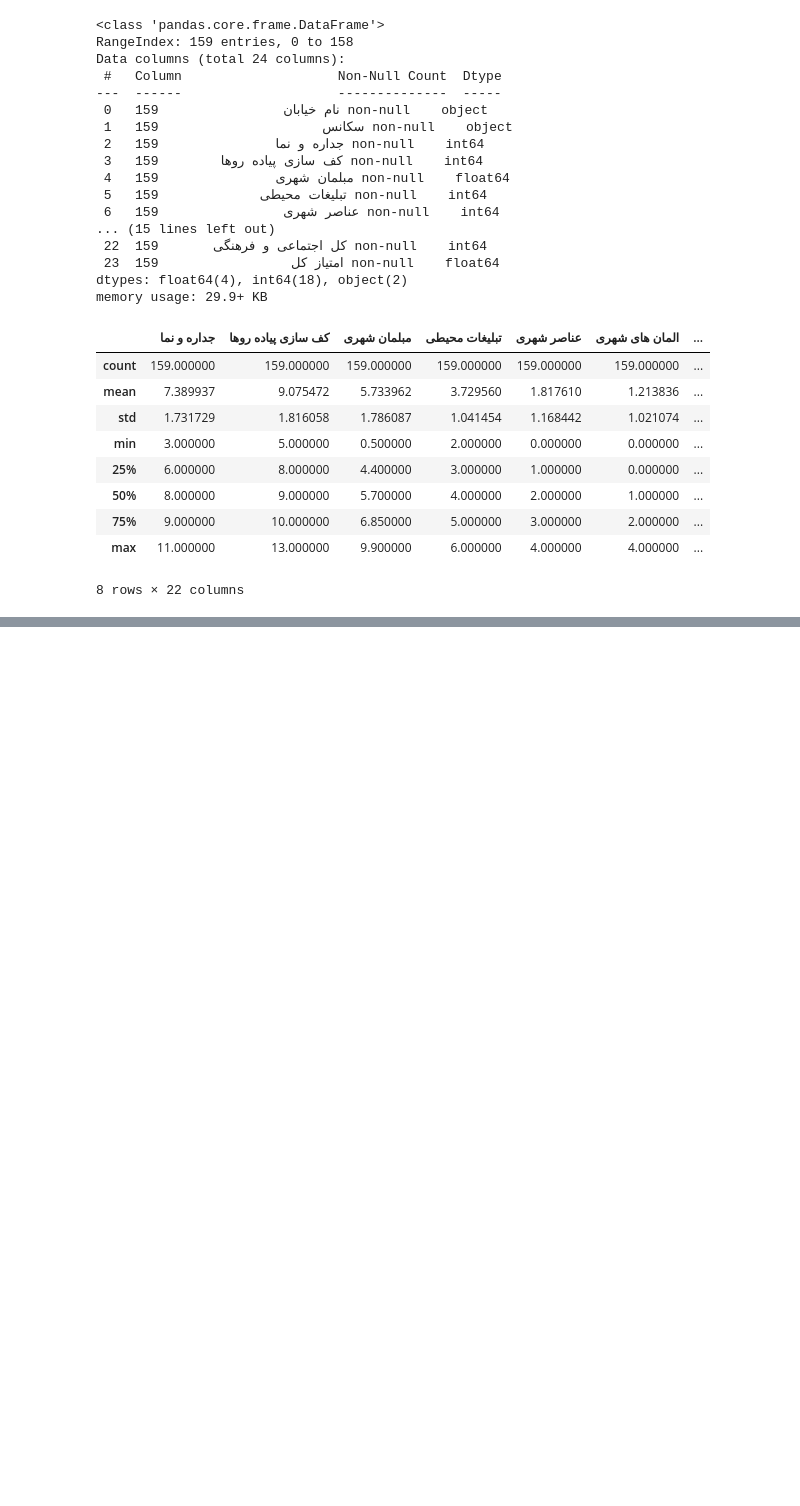
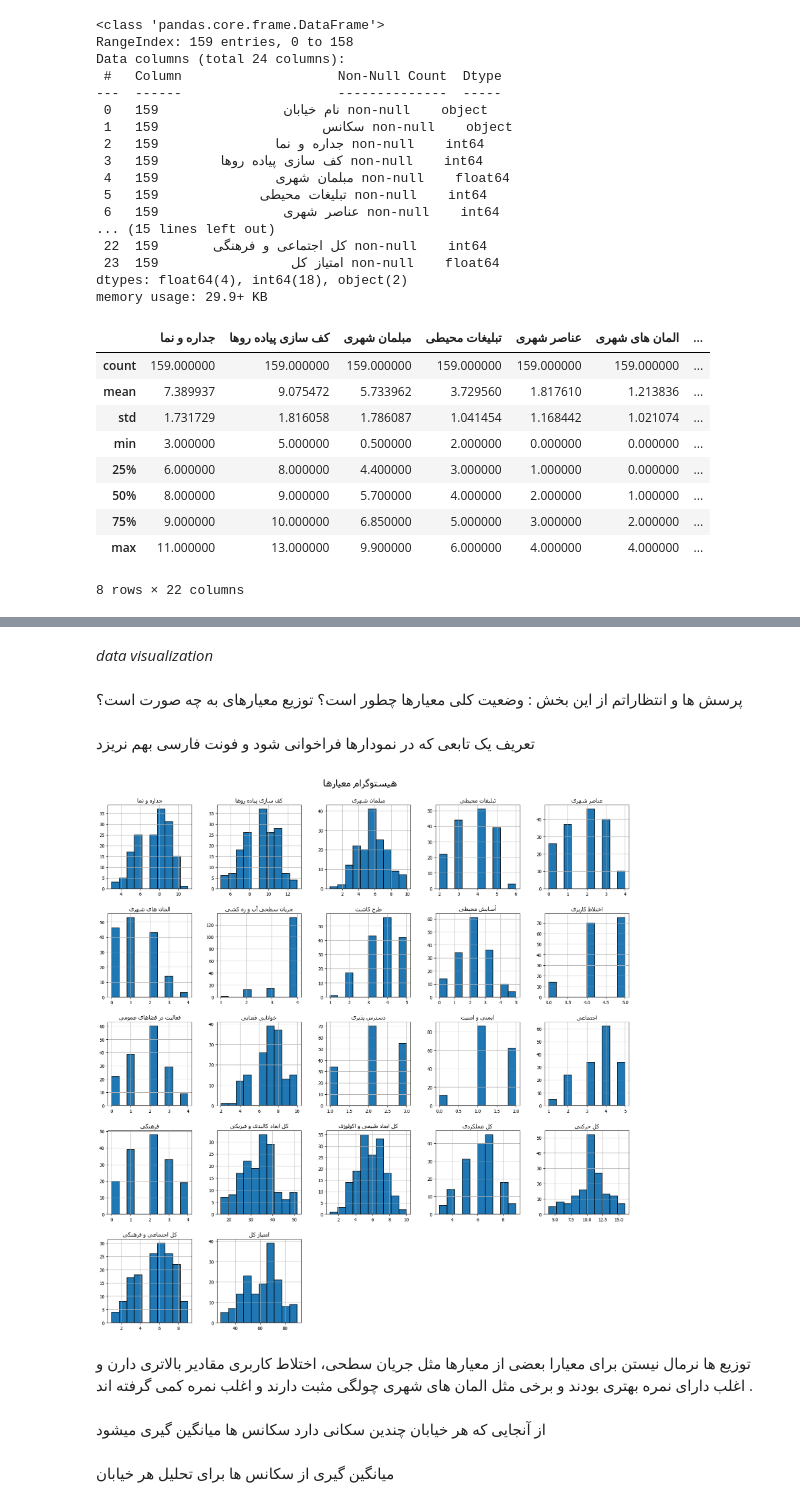
Before and after one commit to AlmaRadman/shiraz-data-analytics-project, a Jupyter notebook: code.ipynb, the cells around one changed output, grey strips where cells are left out. Cells and saved outputs as stored; diff of their text form; code cells hidden in the pictures; blank space fills up the shorter version.

```diff
--- a/code.ipynb
+++ b/code.ipynb
@@ -35,0 +51,27 @@ memory usage: 29.9+ KB
+# %%
+max_scores = {
+    'جداره و نما': 11,
+    'کف سازی پیاده روها': 13,
+    'مبلمان شهری': 10,
+    'تبلیغات محیطی': 6,
+    'عناصر شهری': 5,
+    'المان های شهری':6,
+    'جریان سطحی آب و زه کشی':4,
+    'طرح کاشت':5,
+    'آسایش محیطی':5,
+    'اختلاط کاربری':5,
+    'فعالیت در فضاهای عمومی':5,
+    'خوانایی فضایی':10,
+    'دسترس پذیری':3,
+    'ایمنی و امنیت':2,
+    'اجتماعی':5,
+    'فرهنگی':5,
+    'کل ابعاد طبیعی و اکولوژی':10,
+    'کل ابعاد کالبدی و فیزیکی':55,
+    'کل عملکردی':10,
+    'کل حرکتی':15,
+    'کل اجتماعی و فرهنگی':10,
+    'امتیاز کل':100
+
+
+}
@@ -35,0 +95,6 @@ memory usage: 29.9+ KB
+# %%
+for col in df.columns:
+    if col in max_scores:
+        invalid = df[df[col] > max_scores[col]]
+        if not invalid.empty:
+            print(f"{col}: {len(invalid)} rows above max ({max_scores[col]})")
@@ -35,0 +118,3 @@ memory usage: 29.9+ KB
+# %%
+for col in [ 'جریان سطحی آب و زه کشی','طرح کاشت','ایمنی و امنیت']:
+    df[col] = df[col].clip(upper=max_scores[col])
@@ -35,0 +136,7 @@ memory usage: 29.9+ KB
+# %% [markdown]
+*data visualization*
+# %% [markdown]
+پرسش ها و انتظاراتم از این بخش : وضعیت کلی معیارها چطور است؟
+توزیع معیارهای به چه صورت است؟
+# %% [markdown]
+تعریف یک تابعی که در نمودارها فراخوانی شود و فونت فارسی بهم نریزد
@@ -35,0 +151,14 @@ memory usage: 29.9+ KB
+# %%
+plt.rcParams['font.family'] = 'Tahoma'
+numeric_cols = df.select_dtypes(include='number').columns
+axes = df[numeric_cols].hist(edgecolor="black", linewidth=1.2, figsize=(20, 20))
+for ax, col in zip(axes.flatten(), numeric_cols):
+    ax.set_title(get_display(arabic_reshaper.reshape(col)))
+plt.suptitle(get_display(arabic_reshaper.reshape("هیستوگرام معیارها")), fontsize=20, y=0.92)
+plt.show()
+# %% [output]
+[figure, added]
+# %% [markdown]
+توزیع ها نرمال نیستن برای معیارا
+ بعضی از معیارها مثل جریان سطحی، اختلاط کاربری مقادیر بالاتری دارن و اغلب دارای نمره بهتری بودند
+ و برخی مثل المان های شهری چولگی مثبت دارند و اغلب نمره کمی گرفته اند .
@@ -35,0 +167,4 @@ memory usage: 29.9+ KB
+# %% [markdown]
+از آنجایی که هر خیابان چندین سکانی دارد سکانس ها میانگین گیری میشود
+# %% [markdown]
+میانگین گیری از سکانس ها برای تحلیل هر خیابان
```
Also changed, not shown: parts of 50 cells of this notebook, 1 other file.
